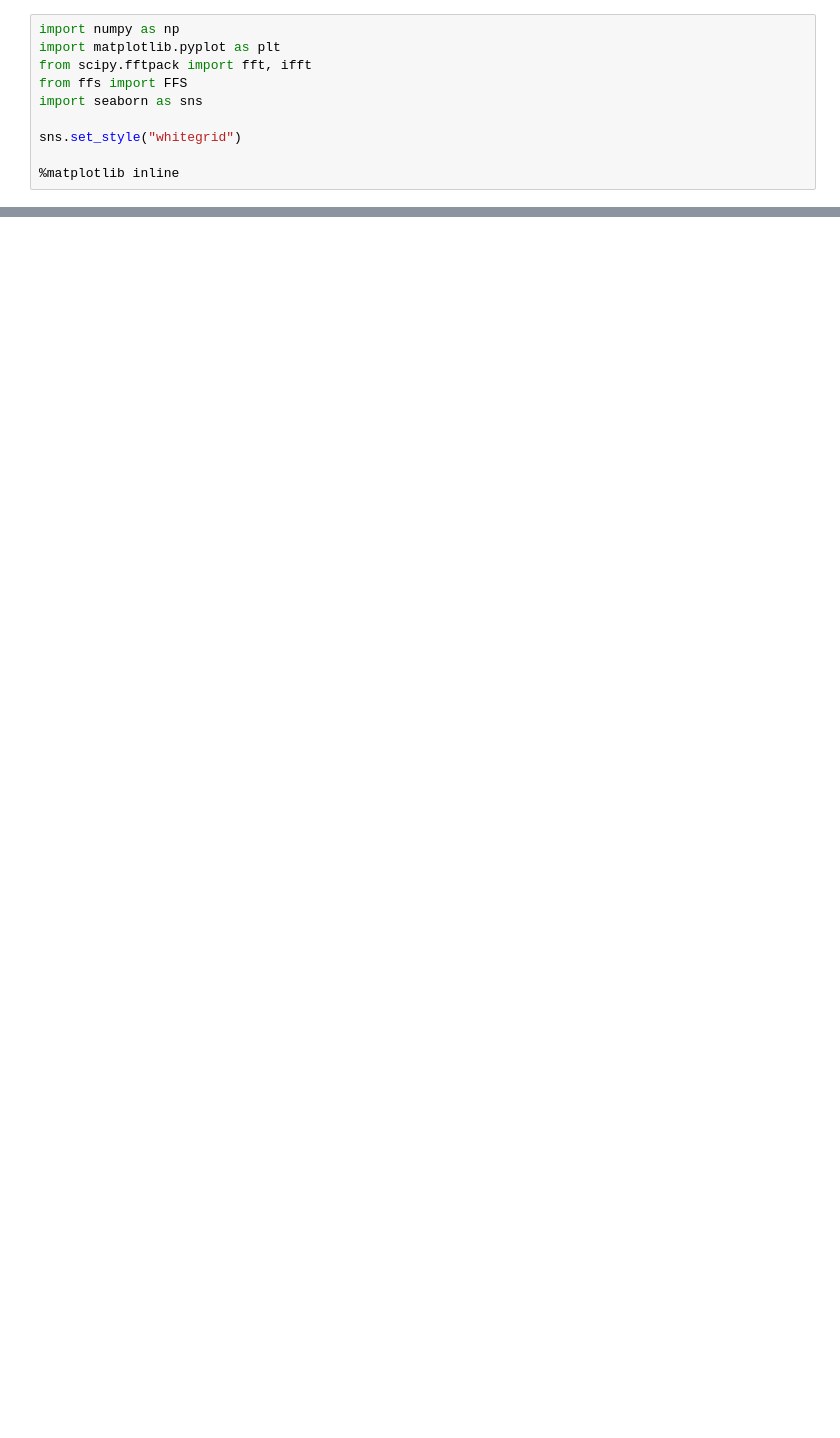
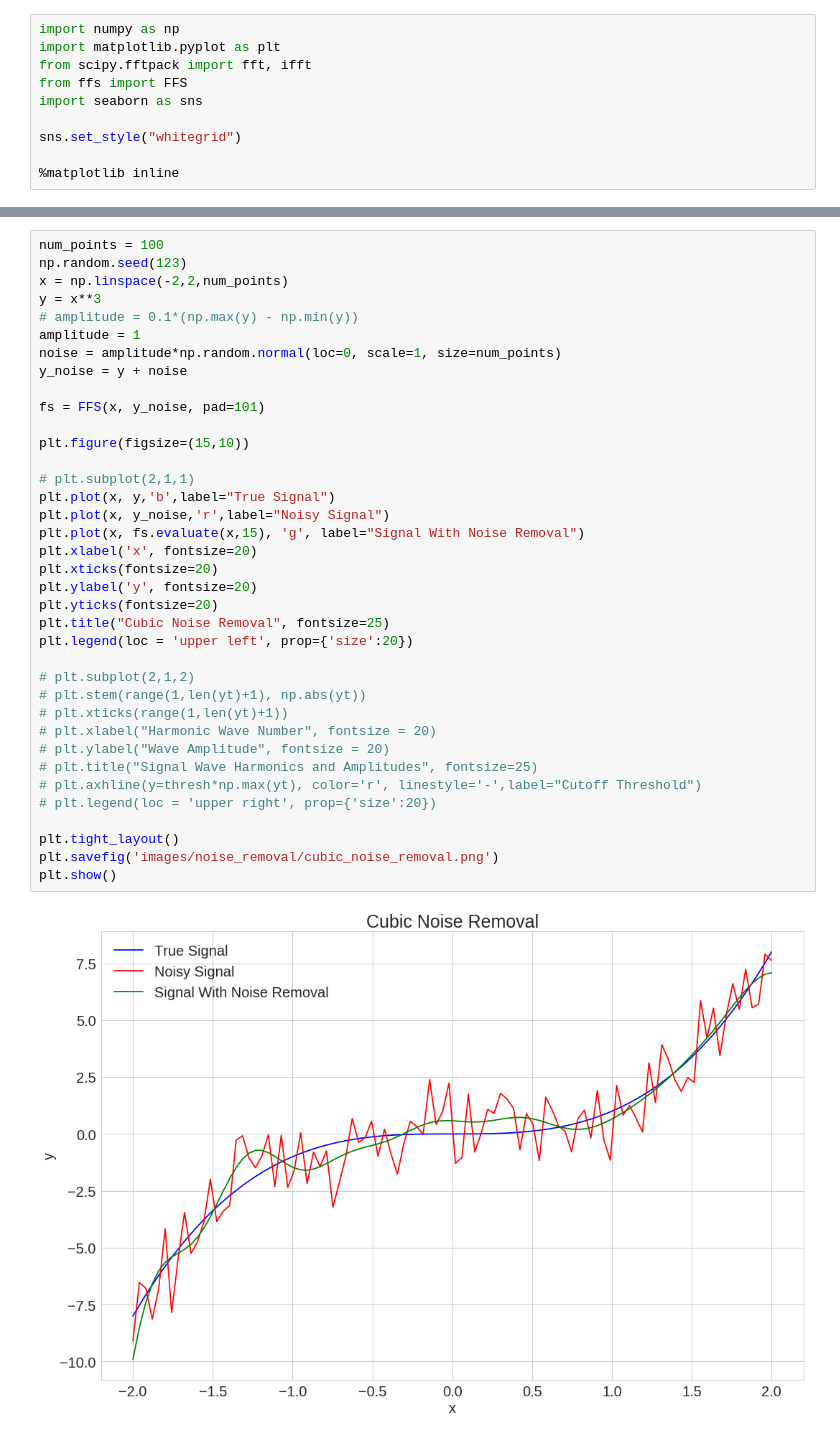
Before and after one commit to jbhersch/fast_fourier_series, a Jupyter notebook: noise_removal.ipynb, the cells around one changed output, grey strips where cells are left out. Saved outputs shown, nothing was run; the diff lists cells and outputs as text; blank space fills up the shorter version.

```diff
--- a/noise_removal.ipynb
+++ b/noise_removal.ipynb
@@ -100,0 +99,39 @@ plt.show()
+# %%
+num_points = 100
+np.random.seed(123)
+x = np.linspace(-2,2,num_points)
+y = x**3
+# amplitude = 0.1*(np.max(y) - np.min(y))
+amplitude = 1
+noise = amplitude*np.random.normal(loc=0, scale=1, size=num_points)
+y_noise = y + noise
+
+fs = FFS(x, y_noise, pad=101)
+
+plt.figure(figsize=(15,10))
+
+# plt.subplot(2,1,1)
+plt.plot(x, y,'b',label="True Signal")
+plt.plot(x, y_noise,'r',label="Noisy Signal")
+plt.plot(x, fs.evaluate(x,15), 'g', label="Signal With Noise Removal")
+plt.xlabel('x', fontsize=20)
+plt.xticks(fontsize=20)
+plt.ylabel('y', fontsize=20)
+plt.yticks(fontsize=20)
+plt.title("Cubic Noise Removal", fontsize=25)
+plt.legend(loc = 'upper left', prop={'size':20})
+
+# plt.subplot(2,1,2)
+# plt.stem(range(1,len(yt)+1), np.abs(yt))
+# plt.xticks(range(1,len(yt)+1))
+# plt.xlabel("Harmonic Wave Number", fontsize = 20)
+# plt.ylabel("Wave Amplitude", fontsize = 20)
+# plt.title("Signal Wave Harmonics and Amplitudes", fontsize=25)
+# plt.axhline(y=thresh*np.max(yt), color='r', linestyle='-',label="Cutoff Threshold")
+# plt.legend(loc = 'upper right', prop={'size':20})
+
+plt.tight_layout()
+plt.savefig('images/noise_removal/cubic_noise_removal.png')
+plt.show()
+# %% [output]
+[figure, added]
```
Also changed, not shown: parts of 21 cells of this notebook, 8 other files.
